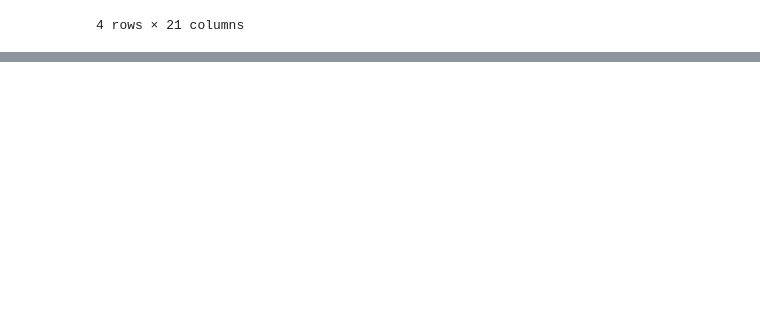
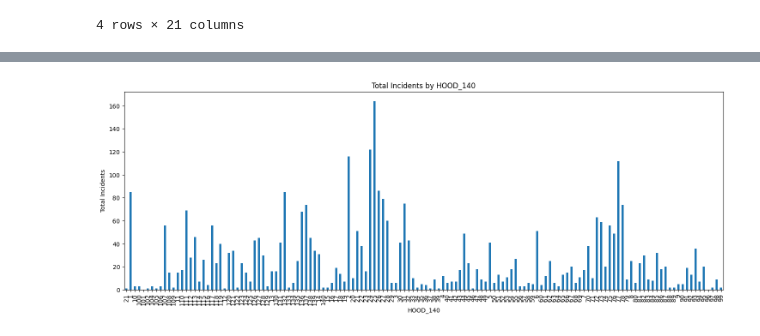
Before and after one commit to mredshaw/AI-Fundamentals-Project, a Jupyter notebook: police_data_clean.ipynb, the cells around one changed output, grey strips where cells are left out. Cells and saved outputs as stored; diff of their text form; code cells hidden in the pictures; blank space fills up the shorter version.

```diff
--- a/police_data_clean.ipynb
+++ b/police_data_clean.ipynb
@@ -138,0 +243,2 @@ df2[(df2['NEIGHBOURHOOD_158'] == 'Humber Summit') & (df2['NEIGHBOURHOOD_140'] !=
+# %%
+df2.insert(df2.columns.get_loc('INJURIES') + 1, 'TOTAL_INCIDENTS', df2['DEATH'] + df2['INJURIES'])
@@ -138,0 +261,4 @@ df2[(df2['NEIGHBOURHOOD_158'] == 'Humber Summit') & (df2['NEIGHBOURHOOD_140'] !=
+# %%
+df2.drop('X', axis=1, inplace=True)
+# %%
+df2.drop('Y', axis=1, inplace=True)
@@ -138,0 +281,12 @@ df2[(df2['NEIGHBOURHOOD_158'] == 'Humber Summit') & (df2['NEIGHBOURHOOD_140'] !=
+# %%
+grouped_hood = df2.groupby('HOOD_140')['TOTAL_INCIDENTS'].sum()
+# %%
+plt.figure(figsize=(18, 6))
+grouped_hood.plot(kind='bar')
+plt.xlabel('HOOD_140')
+plt.ylabel('Total Incidents')
+plt.title('Total Incidents by HOOD_140')
+plt.xticks(rotation=90)
+plt.show()
+# %% [output]
+[figure, added]
```
Also changed, not shown: parts of 45 cells of this notebook, 1 other file.
